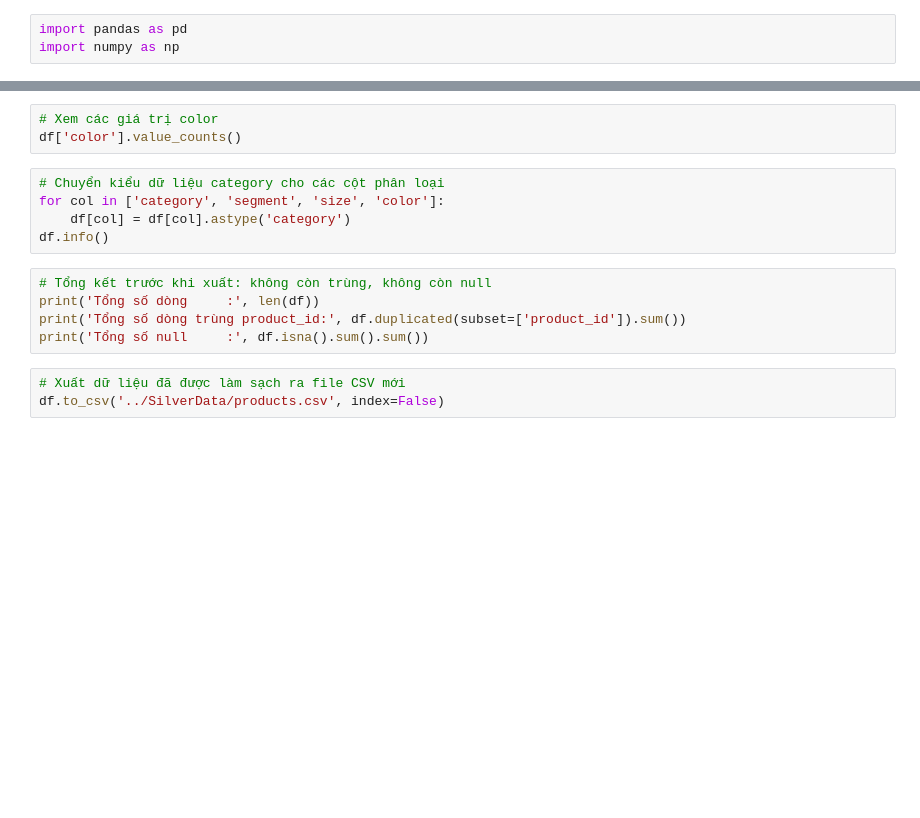
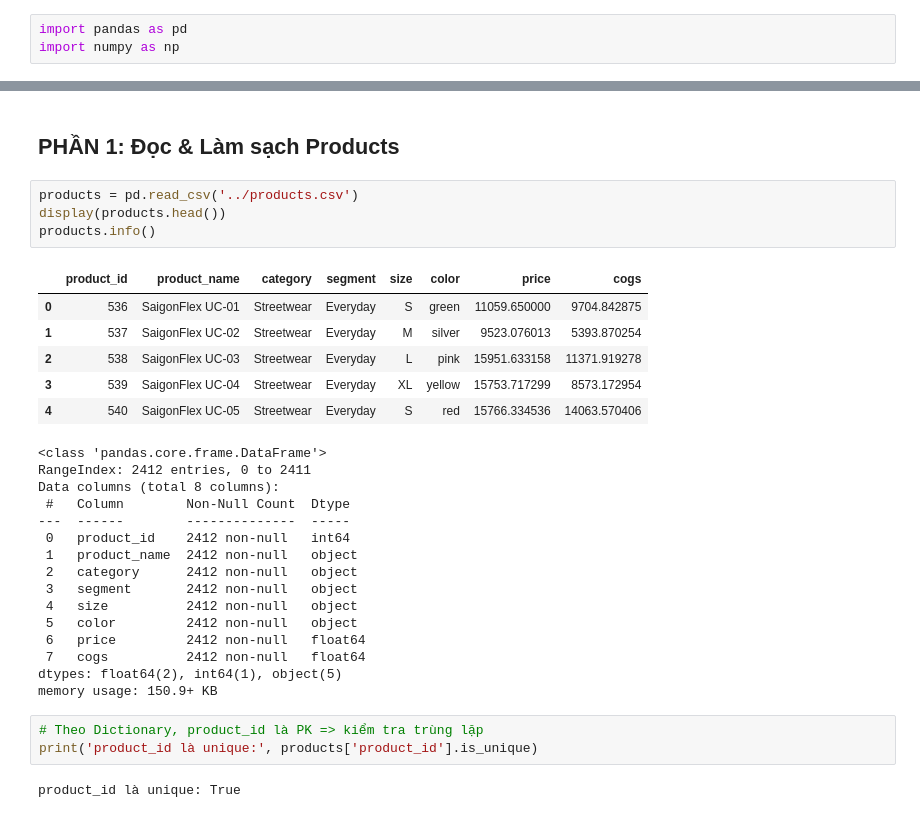
Before and after one commit to hmt2k6it/DAAI-N2.5, a Jupyter notebook: SilverDataCode/products.ipynb, the cells around one changed output, grey strips where cells are left out. Saved outputs shown, nothing was run; the diff lists cells and outputs as text; blank space fills up the shorter version.

Commit message:
week3: update silverdata code

```diff
--- a/SilverDataCode/products.ipynb
+++ b/SilverDataCode/products.ipynb
@@ -23,16 +17,33 @@ df['size'].value_counts()
-# %%
-# Xem các giá trị color
-df['color'].value_counts()
-# %%
-# Chuyển kiểu dữ liệu category cho các cột phân loại
-for col in ['category', 'segment', 'size', 'color']:
-    df[col] = df[col].astype('category')
-df.info()
-# %%
-# Tổng kết trước khi xuất: không còn trùng, không còn null
-print('Tổng số dòng     :', len(df))
-print('Tổng số dòng trùng product_id:', df.duplicated(subset=['product_id']).sum())
-print('Tổng số null     :', df.isna().sum().sum())
-# %%
-# Xuất dữ liệu đã được làm sạch ra file CSV mới
-df.to_csv('../SilverData/products.csv', index=False)
+# %% [markdown]
+## PHẦN 1: Đọc & Làm sạch Products
+# %%
+products = pd.read_csv('../products.csv')
+display(products.head())
+products.info()
+# %% [output]
+|  | product_id | product_name | category | segment | size | color | price | cogs |
+| 0 | 536 | SaigonFlex UC-01 | Streetwear | Everyday | S | green | 11059.650000 | 9704.842875 |
+| 1 | 537 | SaigonFlex UC-02 | Streetwear | Everyday | M | silver | 9523.076013 | 5393.870254 |
+| 2 | 538 | SaigonFlex UC-03 | Streetwear | Everyday | L | pink | 15951.633158 | 11371.919278 |
+| 3 | 539 | SaigonFlex UC-04 | Streetwear | Everyday | XL | yellow | 15753.717299 | 8573.172954 |
+| 4 | 540 | SaigonFlex UC-05 | Streetwear | Everyday | S | red | 15766.334536 | 14063.570406 |
+<class 'pandas.core.frame.DataFrame'>
+RangeIndex: 2412 entries, 0 to 2411
+Data columns (total 8 columns):
+ #   Column        Non-Null Count  Dtype
+---  ------        --------------  -----
+ 0   product_id    2412 non-null   int64
+ 1   product_name  2412 non-null   object
+ 2   category      2412 non-null   object
+ 3   segment       2412 non-null   object
+ 4   size          2412 non-null   object
+ 5   color         2412 non-null   object
+ 6   price         2412 non-null   float64
+ 7   cogs          2412 non-null   float64
+dtypes: float64(2), int64(1), object(5)
+memory usage: 150.9+ KB
+# %%
+# Theo Dictionary, product_id là PK => kiểm tra trùng lặp
+print('product_id là unique:', products['product_id'].is_unique)
+# %% [output]
+product_id là unique: True
```
Also changed, not shown: parts of 39 cells of this notebook, 14 other files.
